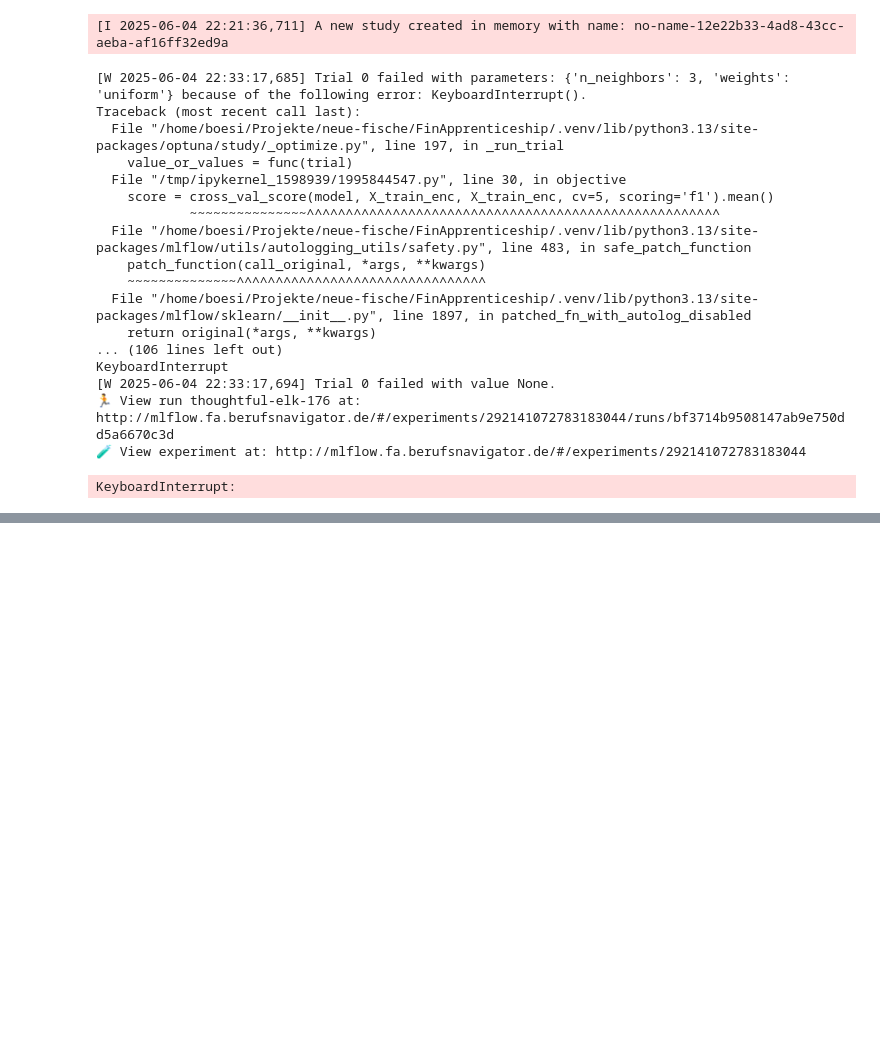
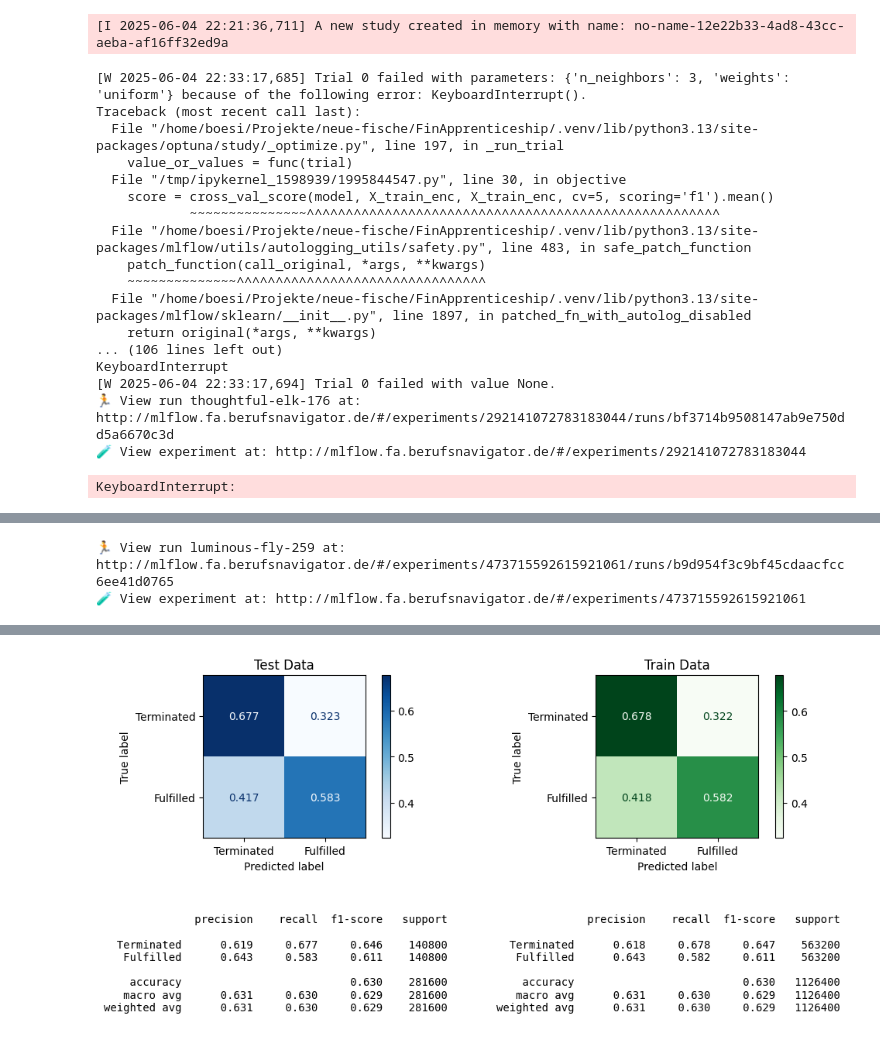
Before and after one commit to tpyrogova/FinApprenticeship, a Jupyter notebook: notebooks/model_optuna.ipynb, the cells around one changed output, grey strips where cells are left out. Saved outputs shown, nothing was run; the diff lists cells and outputs as text; code cells hidden in the pictures; blank space fills up the shorter version.

Commit message:
all models without additional features

```diff
--- a/notebooks/model_optuna.ipynb
+++ b/notebooks/model_optuna.ipynb
@@ -8,6 +8,7 @@
 import sys
 sys.path.append('../modeling')
 from config import TRACKING_URI
+import optuna
 import mlflow
 
 # set the experiment id
@@ -16,7 +17,7 @@ mlflow.autolog()
 
 # prepare the data
 import pandas as pd
-from sklearn.model_selection import train_test_split
+from sklearn.model_selection import train_test_split, cross_val_score
 
 SEED = 42
 
@@ -25,6 +26,12 @@ col_target = 'dropped_out'
 X = df.drop(col_target, axis=1)
 # MLFlow doesn't like a series for the target, so convert it to numpy - for sklearn it doesn't matter
 y = df[col_target].to_numpy()
+num_columns = ['year']
+# some of the models need to encode the categorical features
+cat_columns = [col for col in X.columns if col not in num_columns]
+# MLFlow complains about ints, because it can't contain nan - we don't have nans, but the warning is annoying and it doesn't matter for our models
+X[num_columns] = X[num_columns].astype(float)
+
 
 X_train, X_test, y_train, y_test = train_test_split(X, y, test_size=0.2, stratify=y, random_state=SEED)
 # %% [output]
@@ -135,7 +141,6 @@ Simple Matching for categorical variables means the *distance* between two sampl
 
 KMM is way too slow for this many samples. After 45 minutes not even one iternation of the tuning cycle was done. So we leave it here as an interesting experiment.
 # %%
-import optuna
 import numpy as np
 from sklearn.preprocessing import OrdinalEncoder
 from sklearn.neighbors import KNeighborsClassifier
@@ -164,7 +169,7 @@ def objective(trial):
         leaf_size=leaf_size,
     )
 
-    score = cross_val_score(model, X_train_enc, X_train_enc, cv=5, scoring='f1').mean()
+    score = cross_val_score(model, X_train_enc, y_train, cv=5, scoring='f1').mean()
     return score
 
 with mlflow.start_run() as run:
@@ -214,0 +222,65 @@ KeyboardInterrupt:
+# %%
+from sklearn.ensemble import HistGradientBoostingClassifier
+from sklearn.model_selection import cross_val_score
+
+mlflow.set_experiment(experiment_name='model_optuna_HistGradientBoostingClassifier')
+
+# treat the year as a numerical feature
+categorical_features = [X_train.columns.get_loc(col) for col in cat_columns]
+
+def objective(trial):
+    max_iter = trial.suggest_int('max_iter', 10, 30)
+    learning_rate = trial.suggest_float('learning_rate', 0.05, 0.2)
+    max_depth = trial.suggest_int('max_depth', 3, 7)
+    min_samples_leaf = trial.suggest_int('min_samples_leaf', 10, 30)
+    l2_regularization = trial.suggest_float('l2_regularization', 1e-3, 1.0, log=True)
+    max_bins = trial.suggest_int('max_bins', 64, 128)
+    n_iter_no_change = trial.suggest_int('n_iter_no_change', 5, 10)
+
+    model = HistGradientBoostingClassifier(
+        max_iter=max_iter,
+        learning_rate=learning_rate,
+        max_depth=max_depth,
+        min_samples_leaf=min_samples_leaf,
+        l2_regularization=l2_regularization,
+        max_bins=max_bins,
+        n_iter_no_change=n_iter_no_change,
+        early_stopping=True,
+        random_state=SEED,
+        categorical_features=categorical_features
+    )
+
+    score = cross_val_score(model, X_train, y_train, cv=3, scoring='f1').mean()
+    return score
+
+with mlflow.start_run() as run:
+    study = optuna.create_study(direction='maximize')
+    study.optimize(
+        objective,
+        n_trials=10,
+        show_progress_bar=True,
+    )
+
+    best_params = study.best_trial.params
+    mlflow.log_params(best_params)
+    mlflow.log_metric('best_f1_score', study.best_value)
+
+    # Fit the best model on the full training set
+    best_model = HistGradientBoostingClassifier(
+        max_iter=best_params['max_iter'],
+        learning_rate=best_params['learning_rate'],
+        max_depth=best_params['max_depth'],
+        min_samples_leaf=best_params['min_samples_leaf'],
+        l2_regularization=best_params['l2_regularization'],
+        max_bins=best_params['max_bins'],
+        n_iter_no_change=best_params['n_iter_no_change'],
+        early_stopping=True,
+        random_state=SEED,
+        categorical_features=categorical_features
+    )
+    best_model.fit(X_train, y_train)
+
+from utils import check_classification_binary
+check_classification_binary(best_model, X_train, X_test, y_train, y_test, normalize='true')
+best_model
+# %% [output]
@@ -214,0 +299,2 @@ KeyboardInterrupt:
+🏃 View run luminous-fly-259 at: http://mlflow.fa.berufsnavigator.de/#/experiments/473715592615921061/runs/b9d954f3c9bf45cdaacfcc6ee41d0765
+🧪 View experiment at: http://mlflow.fa.berufsnavigator.de/#/experiments/473715592615921061
@@ -214,0 +307 @@ KeyboardInterrupt:
+[figure, added]
```
Also changed, not shown: parts of 8 cells of this notebook, 1 other file.
